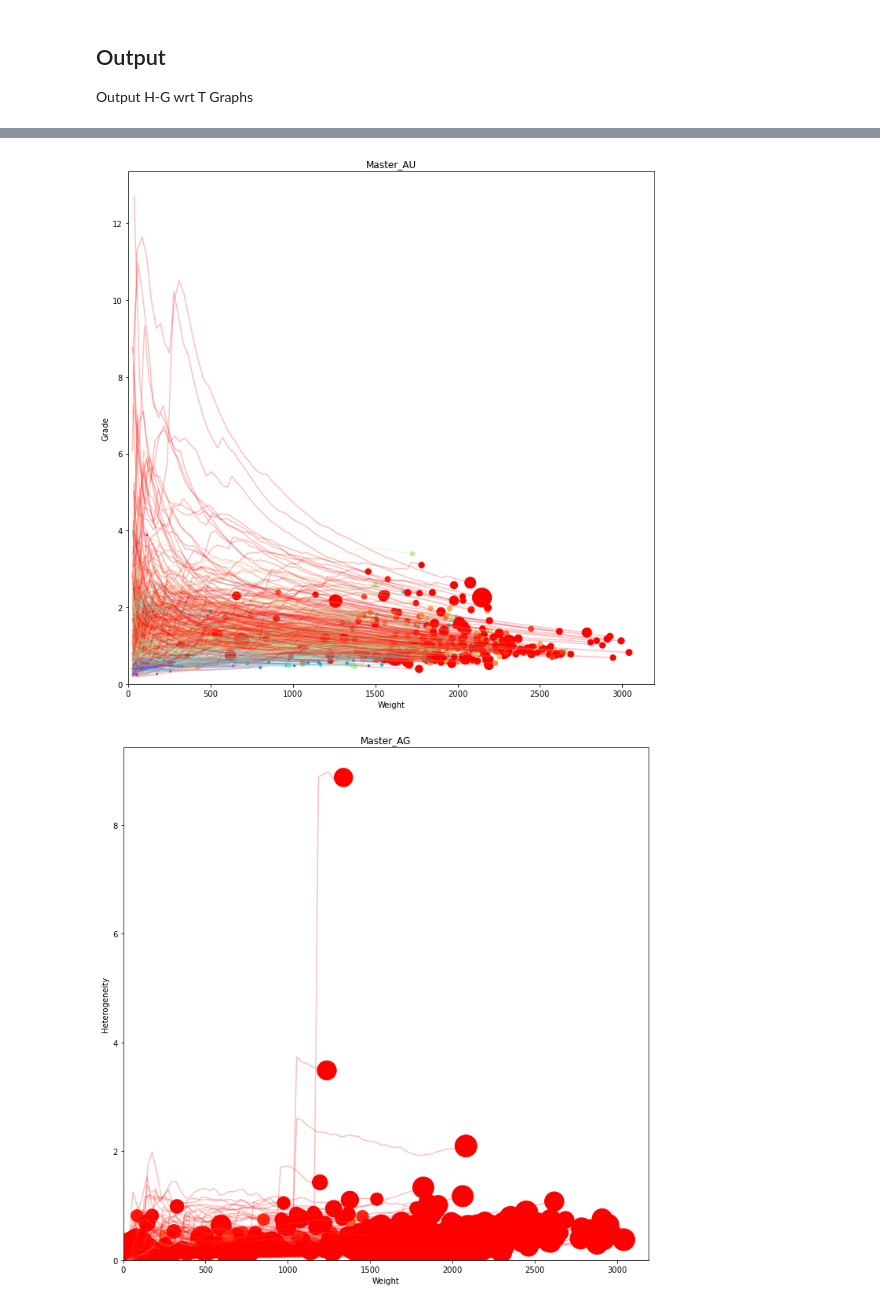
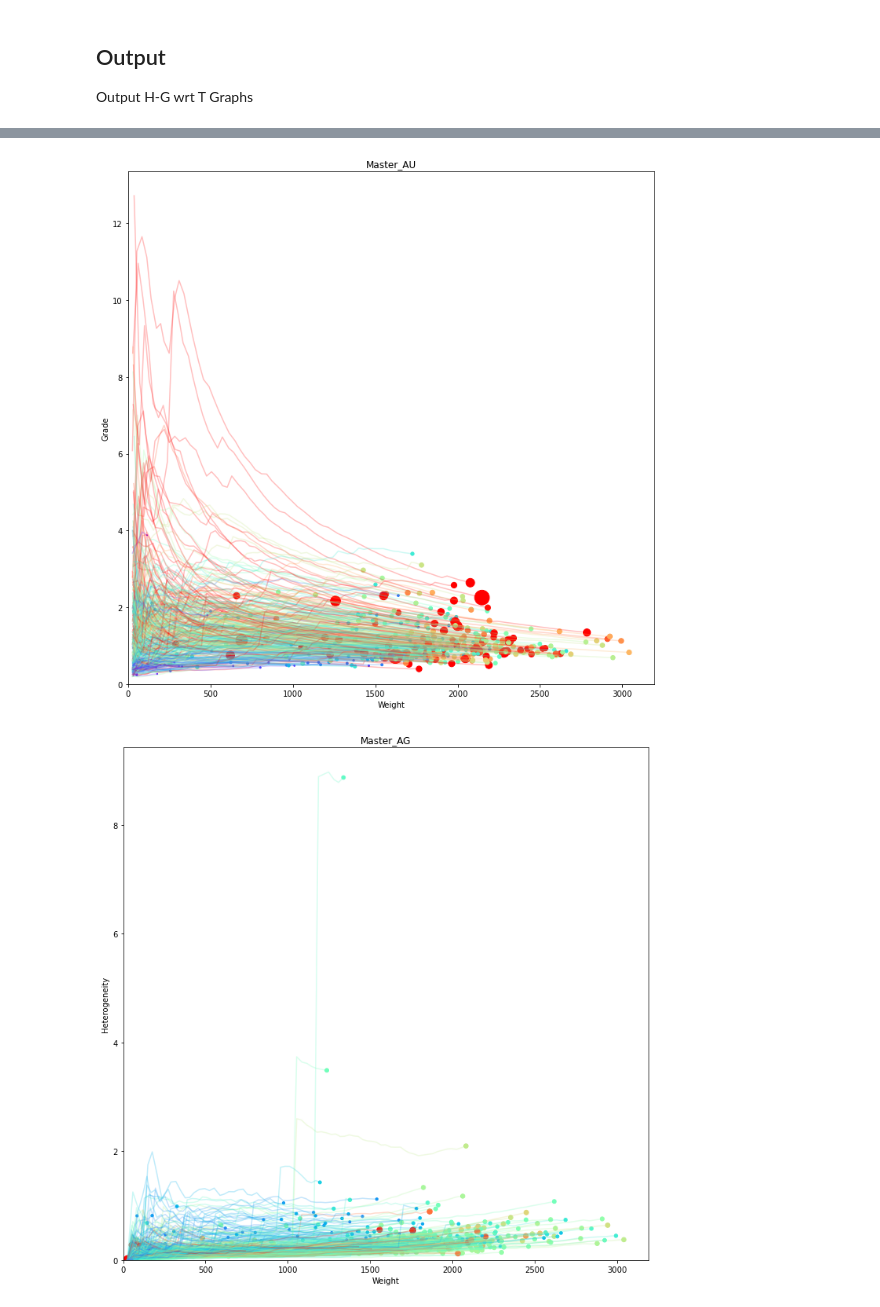
Before and after one commit to jouytrew/masters_pfti, a Jupyter notebook: notebooks/het_analysis_wrt_time_dp.ipynb, the cells around one changed output, grey strips where cells are left out. Cells and saved outputs as stored; diff of their text form; code cells hidden in the pictures.

```diff
--- a/notebooks/het_analysis_wrt_time_dp.ipynb
+++ b/notebooks/het_analysis_wrt_time_dp.ipynb
@@ -138,3 +27,5 @@ assay
+# %%
+df = DrawPointAssayCleaner.get_processed_data()
 # %% [markdown]
 # Group and Output
 # %% [markdown]
@@ -162,0 +35,2 @@ NameError: name 'draw_tons' is not defined
+# %%
+dhids = list(df['dhid'].unique())
@@ -163,6 +60,6 @@ NameError: name 'draw_tons' is not defined
 # %%
 w, h, g = [], [], []
 for date, timeslice in dp_timeslices.items():
-    w.append(timeslice.resources['CU'].get_cml_weight())
-    h.append(timeslice.resources['CU'].get_heterogeneity())
-    g.append(timeslice.resources['CU'].get_grade())
+    w.append(timeslice['CU'].get_cml_weight())
+    h.append(timeslice['CU'].get_heterogeneity())
+    g.append(timeslice['CU'].get_grade())
@@ -252,8 +139,21 @@ if SAVE:
     ma = 0.25
 
     cmap = plt.colormaps.get('rainbow')
-    g_norm = colors.Normalize(vmin=0.0, vmax=3.0)
-    h_norm = colors.Normalize(vmin=0.0, vmax=0.6)
+
+    g_norm = {
+        'CU': colors.Normalize(vmin=0.0, vmax=2.0),
+        'AU': colors.Normalize(vmin=0.0, vmax=2.0),
+        'AG': colors.Normalize(vmin=0.0, vmax=15.0)
+    }
+
+    h_norm = {
+        'CU': colors.Normalize(vmin=0.0, vmax=1.0),
+        'AU': colors.Normalize(vmin=0.0, vmax=1.0),
+        'AG': colors.Normalize(vmin=0.0, vmax=1.0)
+    }
+
+    # g_norm = colors.Normalize(vmin=0.0, vmax=6.0)
+    # h_norm = colors.Normalize(vmin=0.0, vmax=1.6)
 
     for element in elements:
         hw_master_fig = plt.figure()
@@ -278,6 +178,9 @@ if SAVE:
 
         wf, hf, gf = [], [], []
 
+        g_n = g_norm[element]
+        h_n = h_norm[element]
+
         for dhid, dp_timeslices in groups.items():
             save_loc = output_dir + f'{dhid}/'
             if not os.path.exists(save_loc):
@@ -288,15 +191,14 @@ if SAVE:
 
             w, h, g = [], [], []
             for date, timeslice in dp_timeslices.items():
-                if element in timeslice.resources:
-                    w.append(timeslice.resources[element].get_cml_weight())
-                    h.append(timeslice.resources[element].get_heterogeneity())
-                    g.append(timeslice.resources[element].get_grade())
+                if element in timeslice:
+                    w.append(timeslice[element].get_cml_weight())
+                    h.append(timeslice[element].get_heterogeneity())
+                    g.append(timeslice[element].get_grade())
 
-            if len(w) > 0:
-                wf.append(w[-1])
-                hf.append(h[-1])
-                gf.append(g[-1])
+            wf.append(w[-1])
+            hf.append(h[-1])
+            gf.append(g[-1])
 
             if len(w) > 0:
                 ax.plot(w, h, alpha=alpha, c='blue', ls='--')
@@ -320,19 +222,19 @@ if SAVE:
 
                 # Add to masters
                 final_g = g[-1]
-                hw_master_ax.plot(w, h, c=cmap(g_norm(final_g)), alpha=ma)
+                hw_master_ax.plot(w, h, c=cmap(g_n(final_g)), alpha=ma)
                 # hw_master_ax.scatter(w, h, c='black', s=ms, alpha=ma)
 
                 final_h = h[-1]
-                gw_master_ax.plot(w, g, c=cmap(h_norm(final_h)), alpha=ma)
+                gw_master_ax.plot(w, g, c=cmap(h_n(final_h)), alpha=ma)
                 # gw_master_ax.scatter(w, g, c='black', s=ms, alpha=ma)
 
-        hw_master_ax.scatter(wf, hf, color=cmap(g_norm(gf)), s=100*ms*h_norm(gf))
+        hw_master_ax.scatter(wf, hf, color=cmap(g_n(gf)), s=100*ms*g_n(gf))
 
         hw_master_ax.set_xlim(0)
         hw_master_ax.set_ylim(0)
 
-        gw_master_ax.scatter(wf, gf, color=cmap(h_norm(hf)), s=100*ms*h_norm(hf))
+        gw_master_ax.scatter(wf, gf, color=cmap(h_n(hf)), s=100*ms*h_n(hf))
 
         gw_master_ax.set_xlim(0)
         gw_master_ax.set_ylim(0)
@@ -350,2 +252,2 @@ if SAVE:
-[figure, old version]
+[figure, new version]
-[figure, old version]
+[figure, new version]
```
Also changed, not shown: parts of 27 cells of this notebook, 4 other files.
